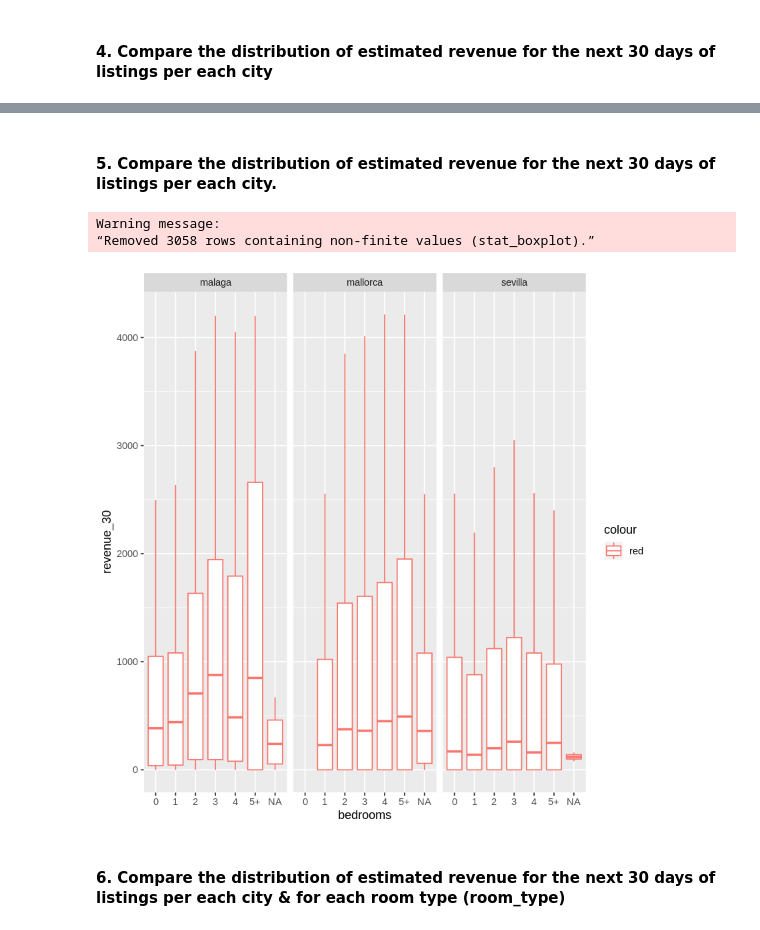
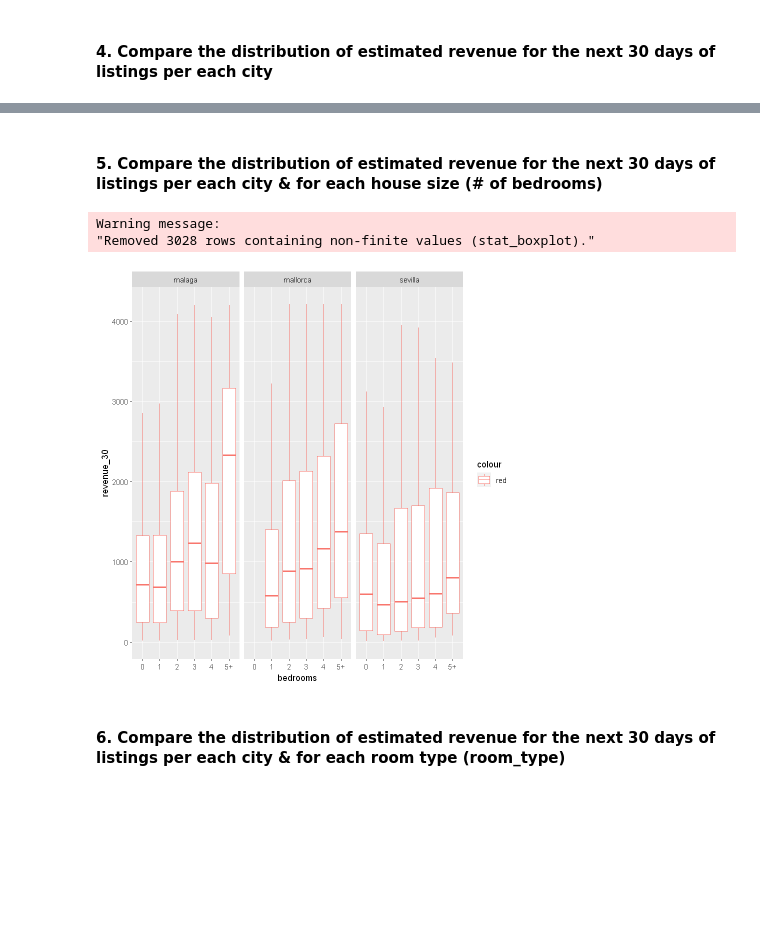
Before and after one commit to Ducrioma/Data-Analytics-Projects, a Jupyter notebook: Airbnb Data Analysis.ipynb, the cells around one changed output, grey strips where cells are left out. Cells and saved outputs as stored; diff of their text form; code cells hidden in the pictures; blank space fills up the shorter version.

```diff
--- a/Airbnb Data Analysis.ipynb
+++ b/Airbnb Data Analysis.ipynb
@@ -307,14 +334,15 @@ Warning message:
 # %% [markdown]
-#### 5. Compare the distribution of estimated revenue for the next 30 days of listings per each city.
+#### 5. Compare the distribution of estimated revenue for the next 30 days of listings per each city & for each house size (# of bedrooms)
 # %%
-distrib_rv_hsize <- ggplot(listings, aes(bedrooms, revenue_30))
+specified <- listings[complete.cases(listings), ]
+distrib_rv_hsize <- ggplot(specified, aes(bedrooms, revenue_30))
 distrib_rv_hsize + geom_boxplot(aes(colour = "red"), outlier.shape = NA) +
     scale_y_continuous(limits = quantile(listings$revenue_30, c(0.1, 0.9), na.rm = T)) +
     facet_wrap(~ city)
 # %% [output]
 Warning message:
-“Removed 3058 rows containing non-finite values (stat_boxplot).”
+"Removed 3028 rows containing non-finite values (stat_boxplot)."
-[figure, old version]
+[figure, new version]
 # %% [markdown]
 #### 6. Compare the distribution of estimated revenue for the next 30 days of listings per each city  & for each room type (room_type)
 # %%
```
Also changed, not shown: parts of 18 cells of this notebook.
